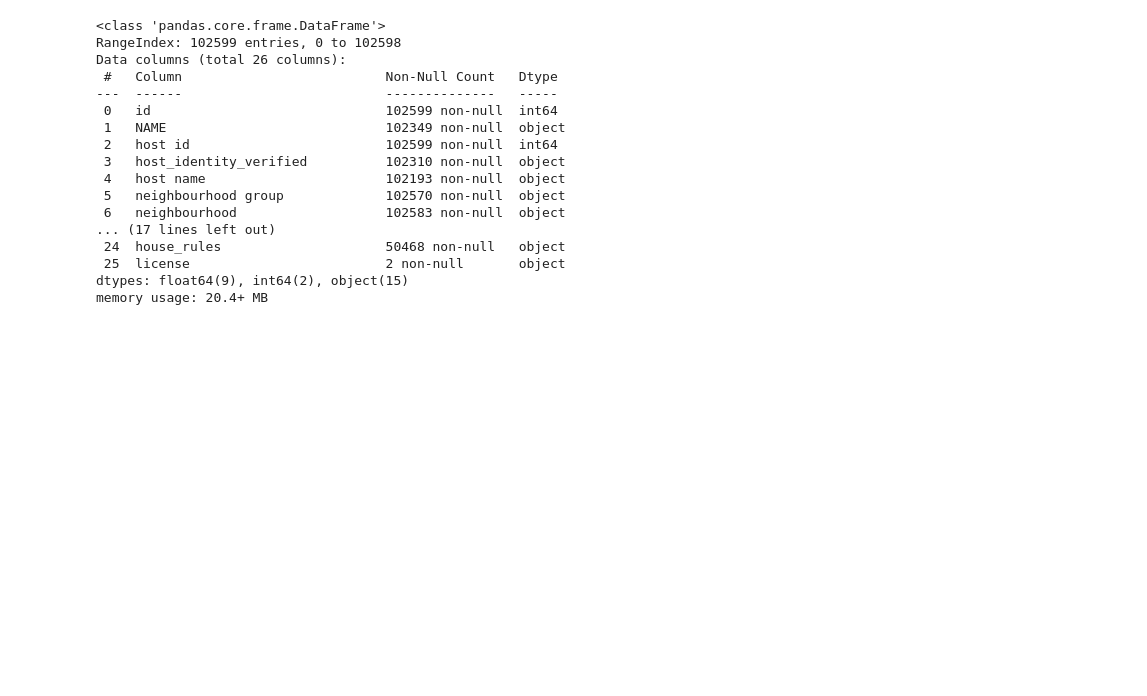
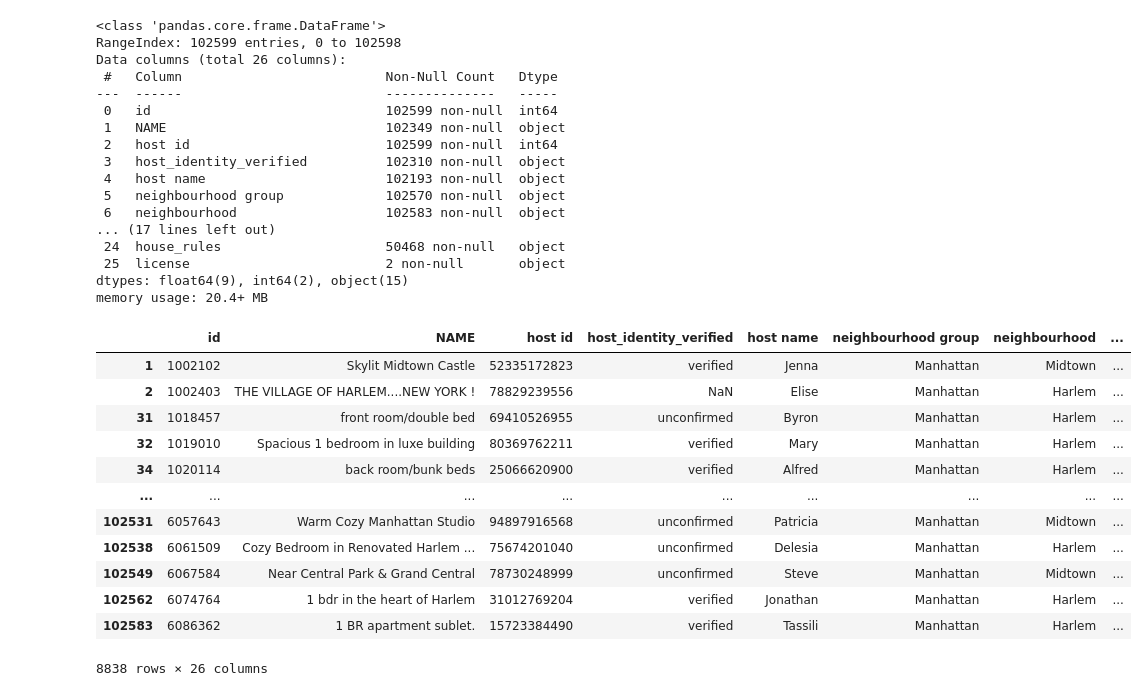
Before and after one commit to lucasqueiroz23/airbnb-data-analysis, a Jupyter notebook: raw/analytics.ipynb, the cells around one changed output. Cells and saved outputs as stored; diff of their text form; code cells hidden in the pictures; blank space fills up the shorter version.

Commit message:
feat: adds cell with dataframe example
Co-authored-by: Lucas Felipe Soares <lucasfs1007@gmail.com>
Co-authored-by: Hugo Queiroz <hugoq2004@gmail.com>
Co-authored-by: Pedro Sampaio <pedro.sampaio.dias.rocha@gmail.com>

```diff
--- a/raw/analytics.ipynb
+++ b/raw/analytics.ipynb
@@ -68,3 +68,20 @@ Data columns (total 26 columns):
  25  license                         2 non-null       object
 dtypes: float64(9), int64(2), object(15)
 memory usage: 20.4+ MB
+# %%
+# rascunho: buscar todos os aluguéis em Midtown e Harlem que tem reviews
+df.loc[df['neighbourhood'].isin(['Midtown', 'Harlem']) & df['number of reviews'].notnull()]
+# %% [output]
+|  | id | NAME | host id | host_identity_verified | host name | neighbourhood group | neighbourhood | ... |
+| 1 | 1002102 | Skylit Midtown Castle | 52335172823 | verified | Jenna | Manhattan | Midtown | ... |
+| 2 | 1002403 | THE VILLAGE OF HARLEM....NEW YORK ! | 78829239556 | NaN | Elise | Manhattan | Harlem | ... |
+| 31 | 1018457 | front room/double bed | 69410526955 | unconfirmed | Byron | Manhattan | Harlem | ... |
+| 32 | 1019010 | Spacious 1 bedroom in luxe building | 80369762211 | verified | Mary | Manhattan | Harlem | ... |
+| 34 | 1020114 | back room/bunk beds | 25066620900 | verified | Alfred | Manhattan | Harlem | ... |
+| ... | ... | ... | ... | ... | ... | ... | ... | ... |
+| 102531 | 6057643 | Warm Cozy Manhattan Studio | 94897916568 | unconfirmed | Patricia | Manhattan | Midtown | ... |
+| 102538 | 6061509 | Cozy Bedroom in Renovated Harlem ... | 75674201040 | unconfirmed | Delesia | Manhattan | Harlem | ... |
+| 102549 | 6067584 | Near Central Park & Grand Central | 78730248999 | unconfirmed | Steve | Manhattan | Midtown | ... |
+| 102562 | 6074764 | 1 bdr in the heart of Harlem | 31012769204 | verified | Jonathan | Manhattan | Harlem | ... |
+| 102583 | 6086362 | 1 BR apartment sublet. | 15723384490 | verified | Tassili | Manhattan | Harlem | ... |
+8838 rows × 26 columns
```
